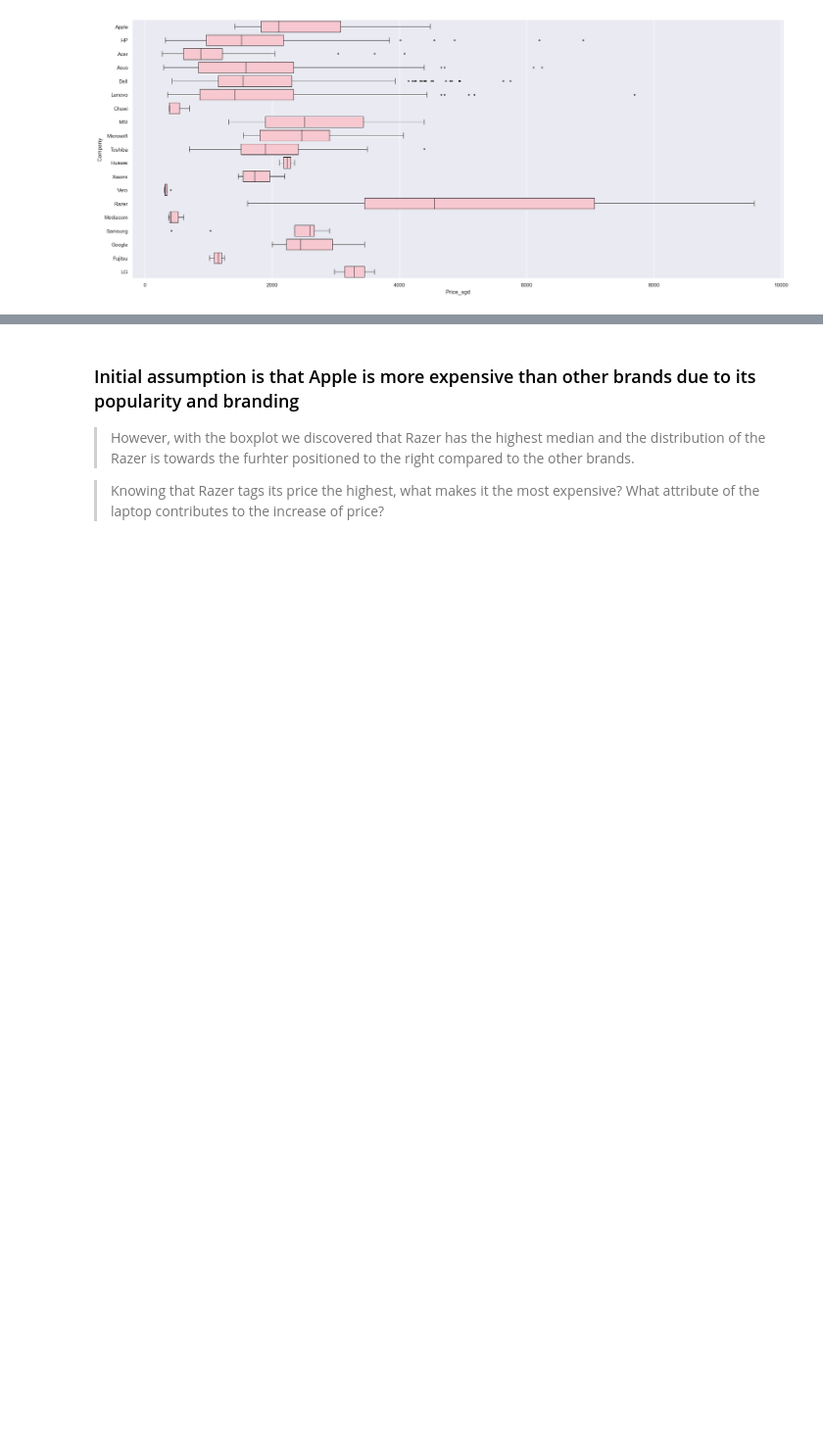
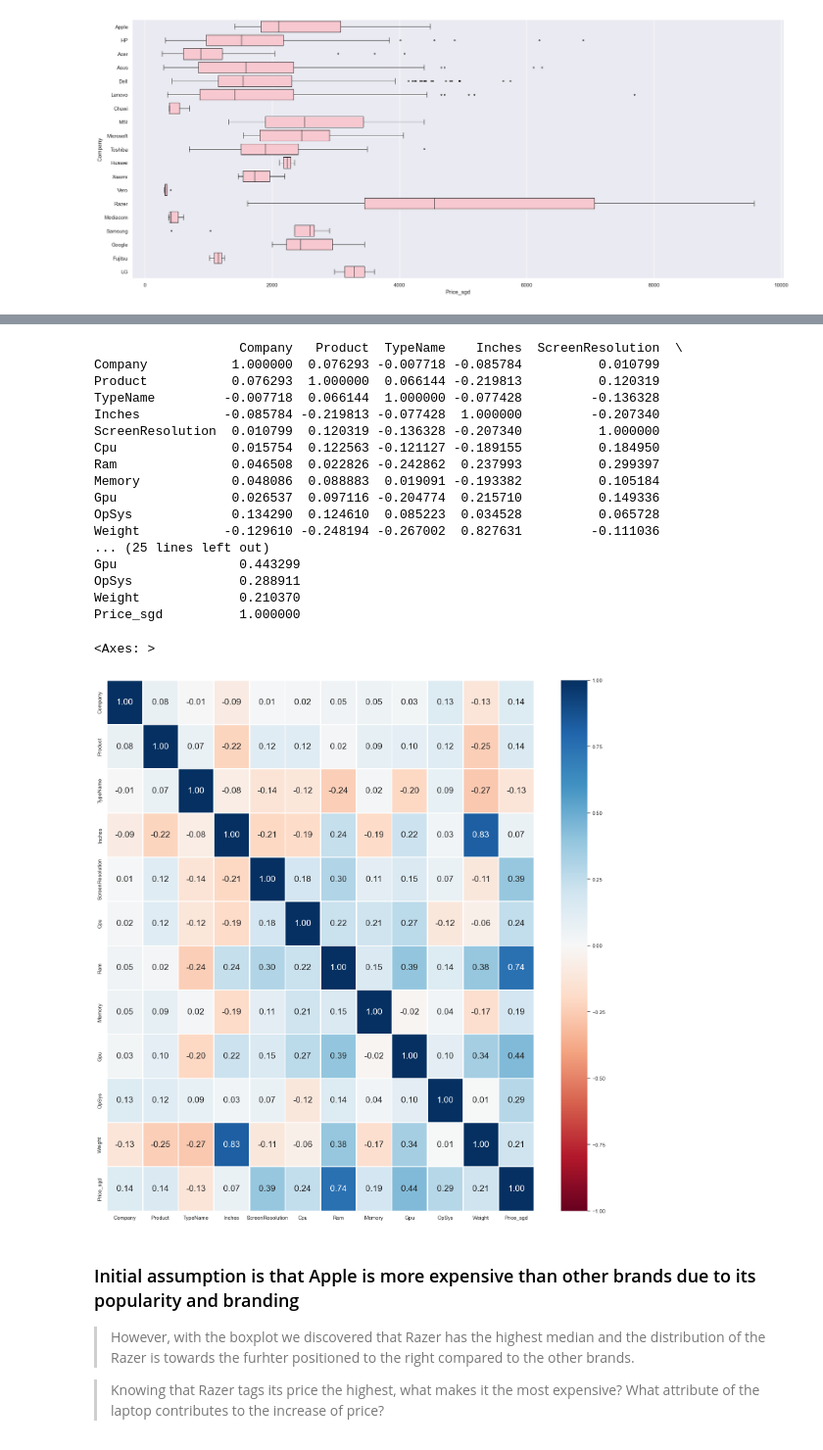
Before and after one commit to BrainrotFR/SC1015-MiniProject, a Jupyter notebook: Project_V1.ipynb, the cells around one changed output, grey strips where cells are left out. Shown at 98% size. Cells and saved outputs as stored; diff of their text form; code cells hidden in the pictures; blank space fills up the shorter version.

```diff
--- a/Project_V1.ipynb
+++ b/Project_V1.ipynb
@@ -157,3 +150,21 @@ plot_box(x = "Price_sgd", y = "Company",
          subtitle = "Distributions, boxplots", color = "pink")
 # %% [output]
 [figure]
+# %%
+# Define a function to extract processor information
+def clean_cpu(cpu):
+    # Regex to extract Intel Core i5 or i7 or other intel cpus
+    intel_core_pattern = r'Intel Core i\d'
+    intel_other_pattern = r'^Intel.+'
+    amd_pattern = r'AMD'
+
+    if re.search(intel_core_pattern, cpu):
+        return re.search(intel_core_pattern, cpu).group()
+    elif re.search(intel_other_pattern, cpu):
+        return 'Intel Others'
+    elif re.search(amd_pattern, cpu):
+        return re.search(amd_pattern, cpu).group()
+    else:
+        return 'Others'
+
+laptop_data_clean['Cpu'] = laptop_data_clean['Cpu'].apply(clean_cpu)
@@ -159,0 +177,16 @@ plot_box(x = "Price_sgd", y = "Company",
+# %%
+from sklearn.preprocessing import LabelEncoder
+le = LabelEncoder()
+laptop_data_clean['Company'] = le.fit_transform(laptop_data_clean['Company'])
+laptop_data_clean['Product'] = le.fit_transform(laptop_data_clean['Product'])
+laptop_data_clean['TypeName'] = le.fit_transform(laptop_data_clean['TypeName'])
+# laptop_data_clean['Inches'] = le.fit_transform(laptop_data_clean['Inches'])
+laptop_data_clean['ScreenResolution'] = le.fit_transform(laptop_data_clean['ScreenResolution'])
+# laptop_data_clean['Ram'] = le.fit_transform(laptop_data_clean['Ram'])
+laptop_data_clean['Memory'] = le.fit_transform(laptop_data_clean['Memory'])
+laptop_data_clean['Cpu'] = le.fit_transform(laptop_data_clean['Cpu'])
+laptop_data_clean['Gpu'] = le.fit_transform(laptop_data_clean['Gpu'])
+laptop_data_clean['OpSys'] = le.fit_transform(laptop_data_clean['OpSys'])
+# laptop_data_clean['Weight'] = le.fit_transform(laptop_data_clean['Weight'])
+# laptop_data_clean['Price_euros'] = le.fit_transform(laptop_data_clean['Price_euros'])
+laptop_data_clean
@@ -160,3 +207,31 @@ plot_box(x = "Price_sgd", y = "Company",
+# %%
+# Correlation Matrix
+print(laptop_data_clean.corr())
+
+# Heatmap of the Correlation Matrix
+f = plt.figure(figsize=(20, 20))
+sb.heatmap(laptop_data_clean.corr(), vmin = -1, vmax = 1, linewidths = 1,
+           annot = True, fmt = ".2f", annot_kws = {"size": 18}, cmap = "RdBu")
+# %% [output]
+                   Company   Product  TypeName    Inches  ScreenResolution  \
+Company           1.000000  0.076293 -0.007718 -0.085784          0.010799
+Product           0.076293  1.000000  0.066144 -0.219813          0.120319
+TypeName         -0.007718  0.066144  1.000000 -0.077428         -0.136328
+Inches           -0.085784 -0.219813 -0.077428  1.000000         -0.207340
+ScreenResolution  0.010799  0.120319 -0.136328 -0.207340          1.000000
+Cpu               0.015754  0.122563 -0.121127 -0.189155          0.184950
+Ram               0.046508  0.022826 -0.242862  0.237993          0.299397
+Memory            0.048086  0.088883  0.019091 -0.193382          0.105184
+Gpu               0.026537  0.097116 -0.204774  0.215710          0.149336
+OpSys             0.134290  0.124610  0.085223  0.034528          0.065728
+Weight           -0.129610 -0.248194 -0.267002  0.827631         -0.111036
+... (25 lines left out)
+Gpu                0.443299
+OpSys              0.288911
+Weight             0.210370
+Price_sgd          1.000000
+<Axes: >
+[figure, added]
 # %% [markdown]
 ### Initial assumption is that Apple is more expensive than other brands due to its popularity and branding
 
```
Also changed, not shown: parts of 3 cells of this notebook.
